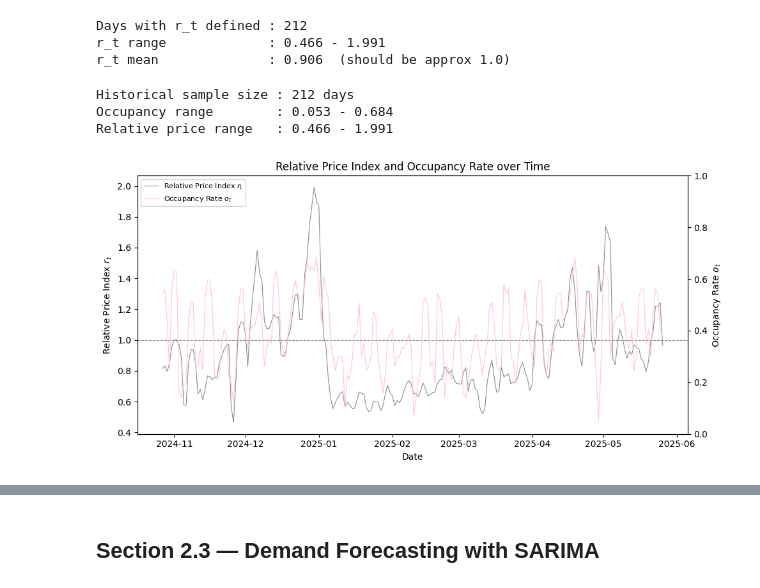
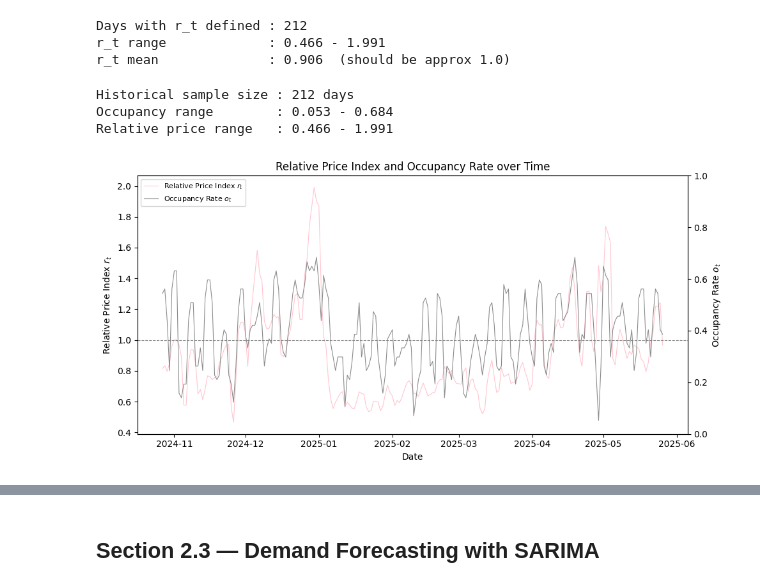
Before and after one commit to jednorukypilot/thesis, a Jupyter notebook: python/model_pipeline.ipynb, the cells around one changed output, grey strips where cells are left out. Saved outputs shown, nothing was run; the diff lists cells and outputs as text; code cells hidden in the pictures.

```diff
--- a/python/model_pipeline.ipynb
+++ b/python/model_pipeline.ipynb
@@ -145,35 +105,35 @@ occupancy_rate_booked = compute_occupancy_rate(daily_stays, total_capacity)
 historical_sample = build_historical_sample(occupancy_rate_booked, relative_price_index)
 
 print(f"Historical sample size : {len(historical_sample)} days")
 print(f"Occupancy range        : {historical_sample['occupancy_rate'].min():.3f} - {historical_sample['occupancy_rate'].max():.3f}")
 print(f"Relative price range   : {historical_sample['relative_price_index'].min():.3f} - {historical_sample['relative_price_index'].max():.3f}")
 
 fig, axes = plt.subplots(1, 1, figsize=(10, 5))
 
-# Primary axis: relative price index (grey)
+# Primary axis: relative price index (pink)
 ln1 = axes.plot(relative_price_index.index, relative_price_index.values,
-                color='grey', linewidth=0.8, alpha=0.9, label='Relative Price Index $r_t$')
+                color='pink', linewidth=0.8, alpha=0.9, label='Relative Price Index $r_t$')
 axes.axhline(1.0, color='grey', linestyle='--', linewidth=0.8)
 axes.set_title('Relative Price Index and Occupancy Rate over Time')
 axes.set_xlabel('Date')
 axes.set_ylabel('Relative Price Index $r_t$')
 axes.tick_params(axis='y')
 
-# Secondary axis: occupancy rate (pink)
+# Secondary axis: occupancy rate (gray)
 ax0b = axes.twinx()
 ln2 = ax0b.plot(occupancy_rate_booked.index, occupancy_rate_booked.values,
-                color='pink', linewidth=0.8, alpha=0.9, label='Occupancy Rate $o_t$')
+                color='gray', linewidth=0.8, alpha=0.9, label='Occupancy Rate $o_t$')
 ax0b.set_ylabel('Occupancy Rate $o_t$')
 ax0b.set_ylim(0, 1)
 ax0b.tick_params(axis='y')
 
 lines = ln1 + ln2
 axes.legend(lines, [l.get_label() for l in lines], loc='upper left', fontsize=8)
 
 plt.tight_layout()
 plt.show()
 # %% [output]
 Historical sample size : 212 days
 Occupancy range        : 0.053 - 0.684
 Relative price range   : 0.466 - 1.991
-[figure, old version]
+[figure, new version]
```
Also changed, not shown: parts of 10 cells of this notebook, 1 other file.
